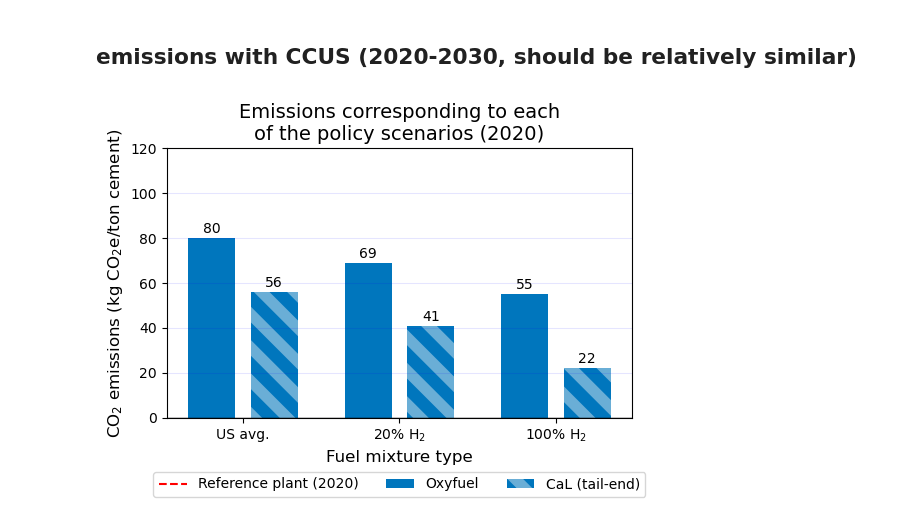
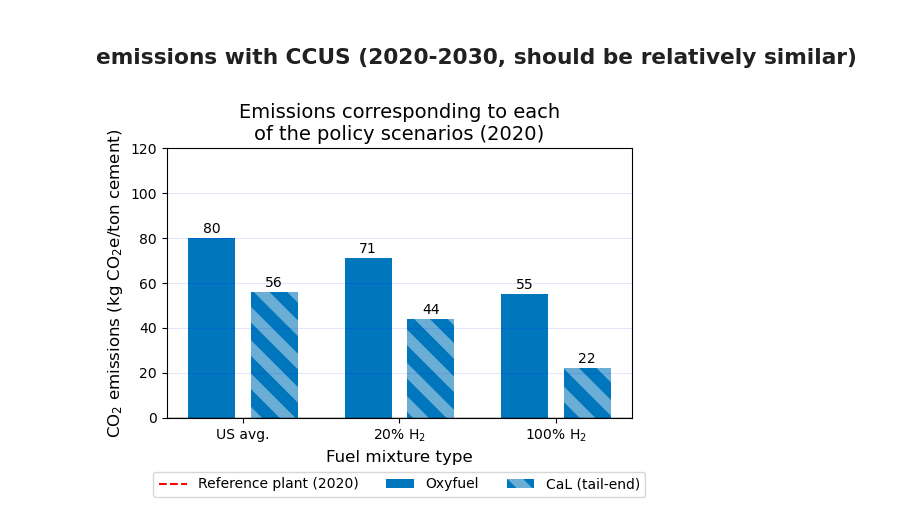
Before and after one commit to evan-sharafuddin/HOPP, a Jupyter notebook: green_concrete/plots.ipynb, the cells around one changed output. Cells and saved outputs as stored; diff of their text form; code cells hidden in the pictures.

Commit message:
added volume fractions for ng-h2 fuel mixes and respective graphs

```diff
--- a/green_concrete/plots.ipynb
+++ b/green_concrete/plots.ipynb
@@ -1303,7 +1303,7 @@ plt.show()
 ### import data
 rundir = os.getcwd()
 
-filename = 'CEMENT_BATCH_emissions_for_policy_comp_04-08-2023_10.40.21.csv'
+filename = 'CEMENT_BATCH_emissions_policy_scenarios_volfuel_08-08-2023_14.40.41.csv'
 inloc = os.path.join(rundir, 'outputs\\keep', filename)
 outloc = os.path.join(rundir, 'outputs\\plots')
 
@@ -1390,31 +1390,31 @@ bars += ax.bar(x+0.1, y4, width, label=color_labels[3], color = colorhash[0], ha
 # plt.rcParams['hatch.color'] = cmap(0.5)
 # bars += ax.bar(x+0.35, y5, width, label=color_labels[4], color = colorhash[1], hatch='\\')
 # cmap = plt.get_cmap('Oranges')
 # plt.rcParams['hatch.color'] = cmap(0.5)
 # bars += ax.bar(x+0.55, y6, width, label=color_labels[5], color = colorhash[2], hatch='\\')
 
 ax.set_xticks(x, group_labels);
 ax.set_xlabel('Fuel mixture type', fontsize=12)
 ax.set_ylabel('CO$_2$ emissions (kg CO$_2$e/ton cement)', fontsize=12)
 ax.set_ylim(0,120)
 
 plt.axhline(y=820, color='r', linestyle='--', label='Reference plant (2020)');
 # trans = transforms.blended_transform_factory(
 #     ax.get_yticklabels()[0].get_transform(), ax.transData)
 # ax.text(0,820, "{:.0f}".format(820), color="red", transform=trans,
 #         ha="right", va="center")
 # ax.set_yticks([0,100,200,300,400,500,600,700,775])
 
 plt.axhline(y=0, color='black', linestyle='-', lw=1);
 plt.legend(loc='upper center', bbox_to_anchor=(0.5, -0.175), ncol=3);
 plt.grid(visible=True, which='major', axis='y', color='b', alpha=0.1)
 plt.title('Emissions corresponding to each\nof the policy scenarios (2020)', fontsize=14);
 
 fig.set_figwidth(6)
 fig.set_figheight(3.5)
 
 plt.savefig(os.path.join(outloc, 'policy emissions.png'), dpi=600, bbox_inches='tight')
 # Show the plot
 plt.show()
 # %% [output]
-[figure, old version]
+[figure, new version]
```
Also changed, not shown: parts of 1 cell of this notebook, 1 other file.
